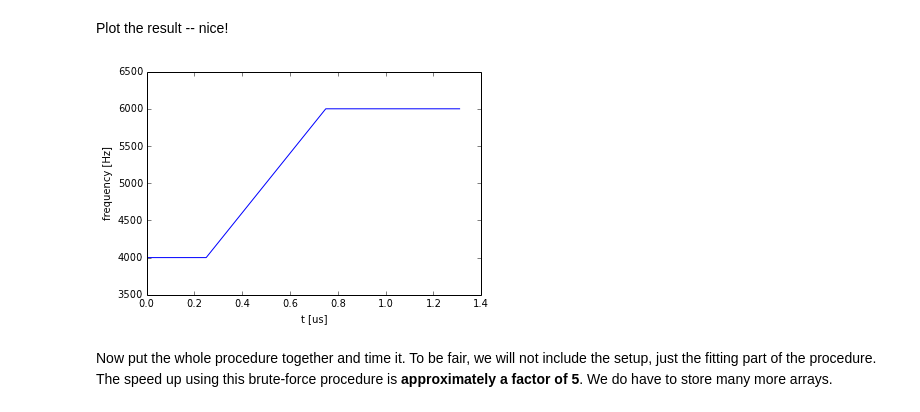
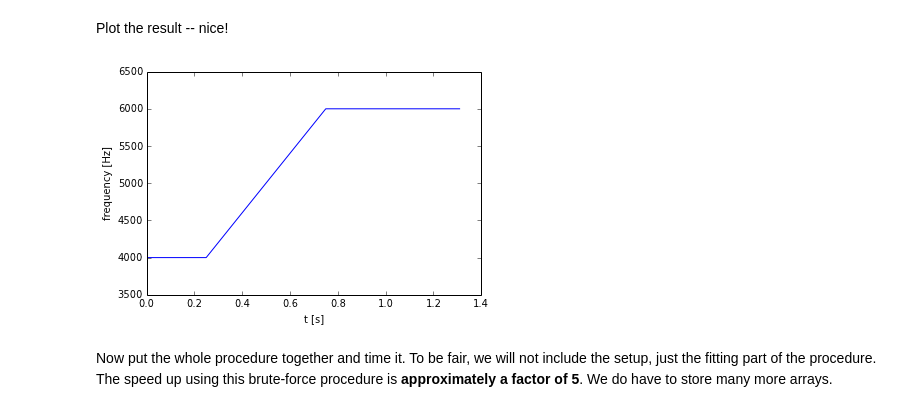
Before and after one commit to JohnMarohn/FreqDemod, a Jupyter notebook: freqdemod/docs/freqdemod-quickstart-2.ipynb, the cells around one changed output. Cells and saved outputs as stored; diff of their text form; code cells hidden in the pictures.

```diff
--- a/freqdemod/docs/freqdemod-quickstart-2.ipynb
+++ b/freqdemod/docs/freqdemod-quickstart-2.ipynb
@@ -411,11 +411,11 @@ the slope array has a shape of (1310,)
 Plot the result -- nice!
 # %%
 plt.plot(t_sub[:,0],slope)
-plt.xlabel("t [us]")
+plt.xlabel("t [s]")
 plt.ylabel("frequency [Hz]")
 plt.show()
 # %% [output]
-[figure, old version]
+[figure, new version]
 # %% [markdown]
 Now put the whole procedure together and time it.  To be fair, we will not include the setup, just the fitting part of the procedure.  The speed up using this brute-force procedure is **approximately a factor of 5**.  We do have to store many more arrays.
 # %%
```
Also changed, not shown: parts of 30 cells of this notebook, 5 other files.
